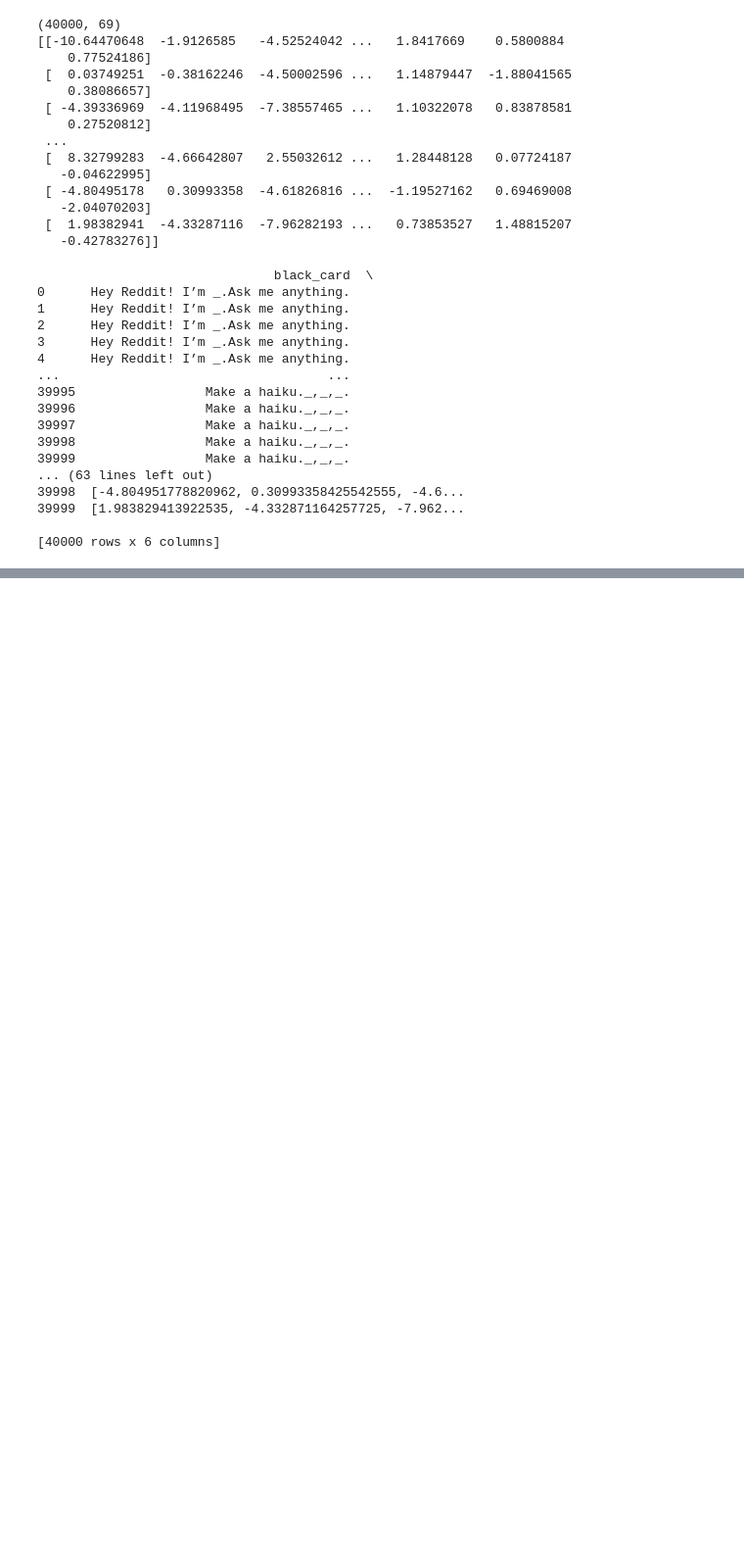
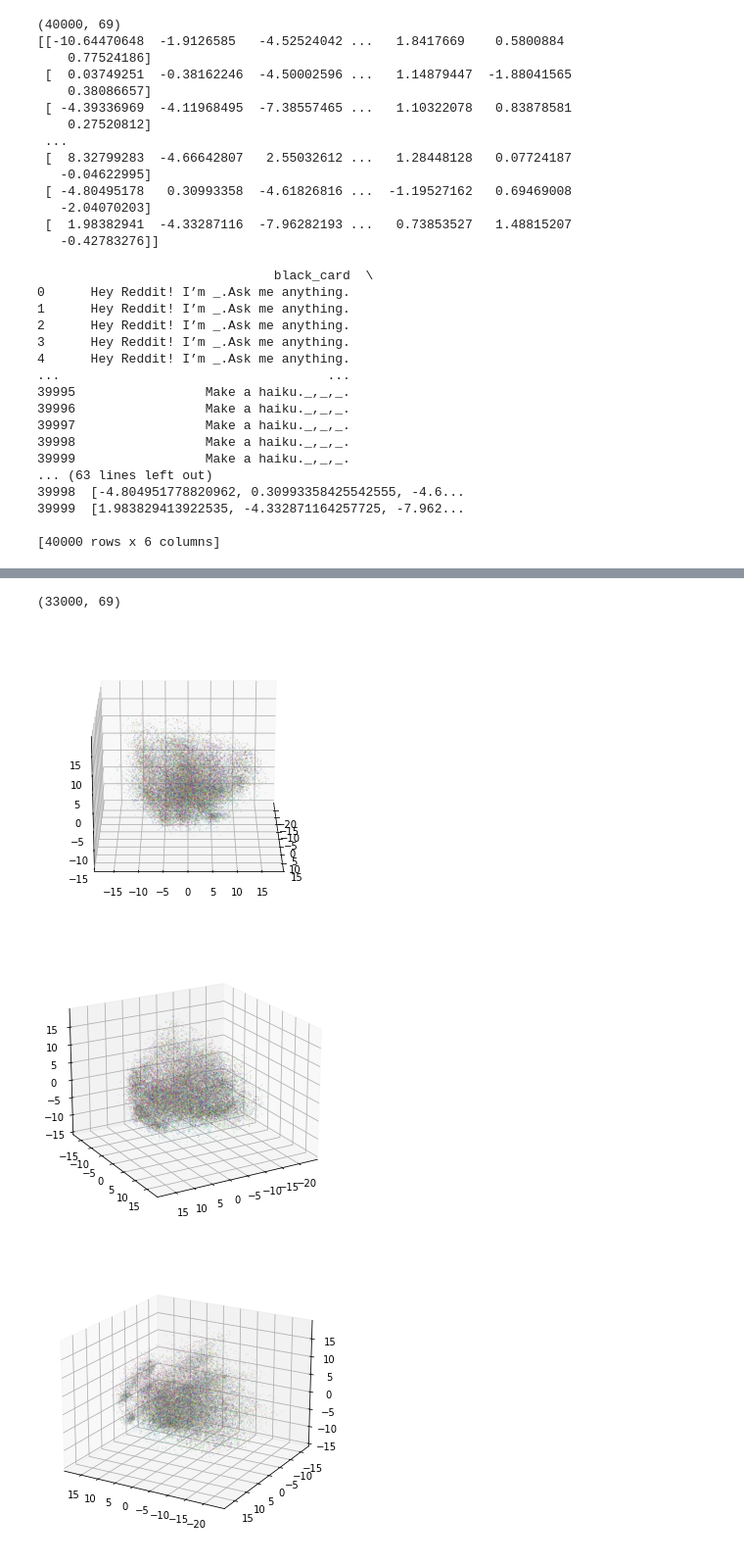
Before and after one commit to UTMIST/Humerus, a Jupyter notebook: humerusbot/data/Creating Training Set.ipynb, the cells around one changed output, grey strips where cells are left out. Shown at 98% size. Saved outputs shown, nothing was run; the diff lists cells and outputs as text; code cells hidden in the pictures; blank space fills up the shorter version.

```diff
--- a/humerusbot/data/Creating Training Set.ipynb
+++ b/humerusbot/data/Creating Training Set.ipynb
@@ -317,0 +382,7 @@ with open('pca_cache_69.pkl', 'wb') as f:
+# %%
+plot_3D_PCA_by_wc(df, wc, Color_configuration = "show_all")
+# %% [output]
+(33000, 69)
+[figure, added]
+[figure, added]
+[figure, added]
```
Also changed, not shown: parts of 4 cells of this notebook.
